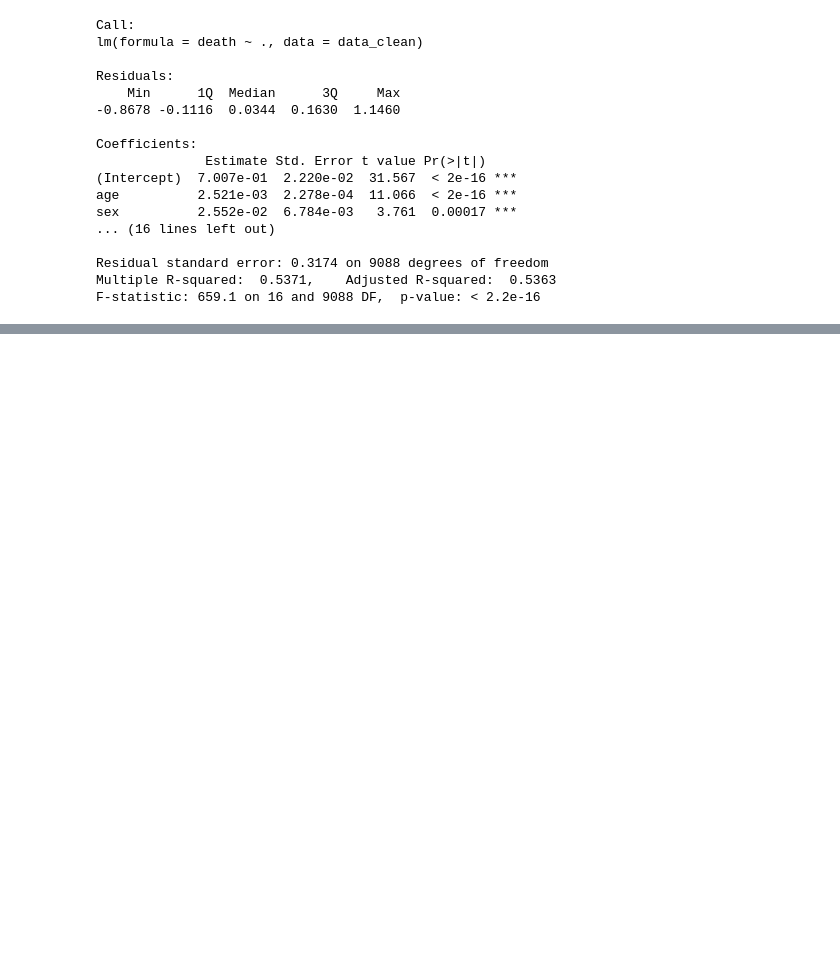
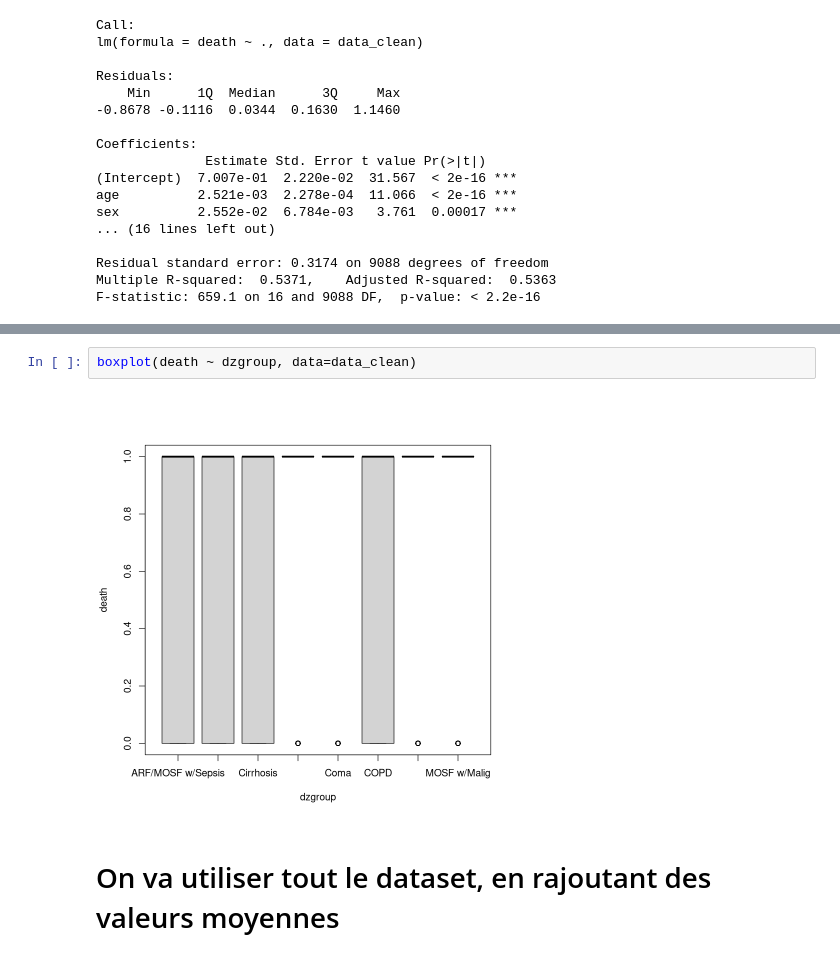
Before and after one commit to ClemouDouard/merr_project, a Jupyter notebook: src/notebook.ipynb, the cells around one changed output, grey strips where cells are left out. Saved outputs shown, nothing was run; the diff lists cells and outputs as text; blank space fills up the shorter version.

```diff
--- a/src/notebook.ipynb
+++ b/src/notebook.ipynb
@@ -306,0 +288,6 @@ A matrix: 17 × 17 of type dbl
+# %%
+boxplot(death ~ dzgroup, data=data_clean)
+# %% [output]
+[figure, added]
+# %% [markdown]
+# On va utiliser tout le dataset, en rajoutant des valeurs moyennes
```
Also changed, not shown: parts of 8 cells of this notebook.
